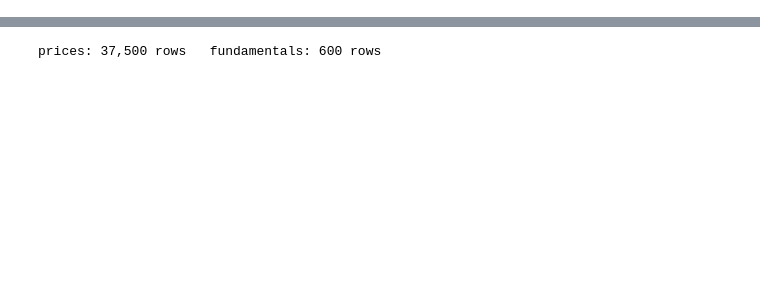
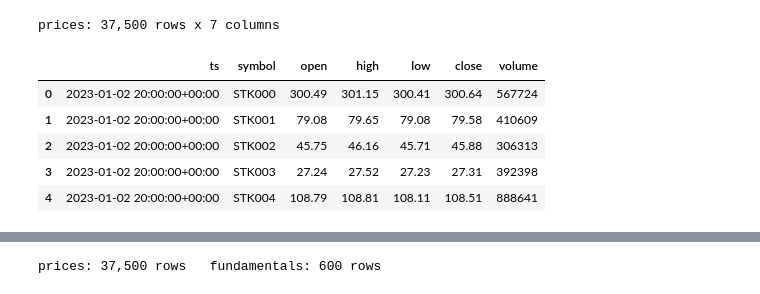
Before and after one commit to h5i-dev/h5i-db-cookbook, a Jupyter notebook: notebooks_ja/02_alpha_research/05_factor_construction.ipynb, the cells around one changed output, grey strips where cells are left out. Saved outputs shown, nothing was run; the diff lists cells and outputs as text; code cells hidden in the pictures; blank space fills up the shorter version.

```diff
--- a/notebooks_ja/02_alpha_research/05_factor_construction.ipynb
+++ b/notebooks_ja/02_alpha_research/05_factor_construction.ipynb
@@ -27,0 +40,12 @@ db = h5i_db.Database(cu.fresh_db("alpha_factors"), create=True)
+# %%
+prices = cu.make_daily_prices()   # 50 symbols, 750 sessions
+print(f"prices: {prices.num_rows:,} rows x {prices.num_columns} columns")
+prices.to_pandas().head()
+# %% [output]
+prices: 37,500 rows x 7 columns
+|  | ts | symbol | open | high | low | close | volume |
+| 0 | 2023-01-02 20:00:00+00:00 | STK000 | 300.49 | 301.15 | 300.41 | 300.64 | 567724 |
+| 1 | 2023-01-02 20:00:00+00:00 | STK001 | 79.08 | 79.65 | 79.08 | 79.58 | 410609 |
+| 2 | 2023-01-02 20:00:00+00:00 | STK002 | 45.75 | 46.16 | 45.71 | 45.88 | 306313 |
+| 3 | 2023-01-02 20:00:00+00:00 | STK003 | 27.24 | 27.52 | 27.23 | 27.31 | 392398 |
+| 4 | 2023-01-02 20:00:00+00:00 | STK004 | 108.79 | 108.81 | 108.11 | 108.51 | 888641 |
```
Also changed, not shown: parts of 19 cells of this notebook, 39 other files.
